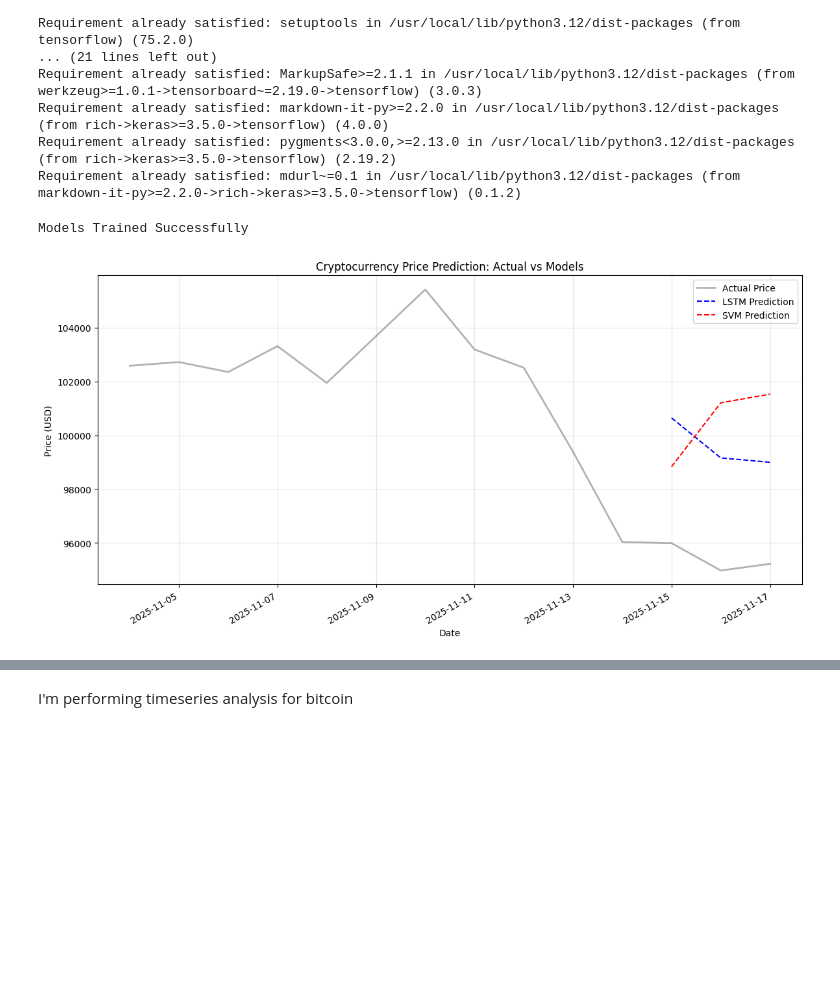
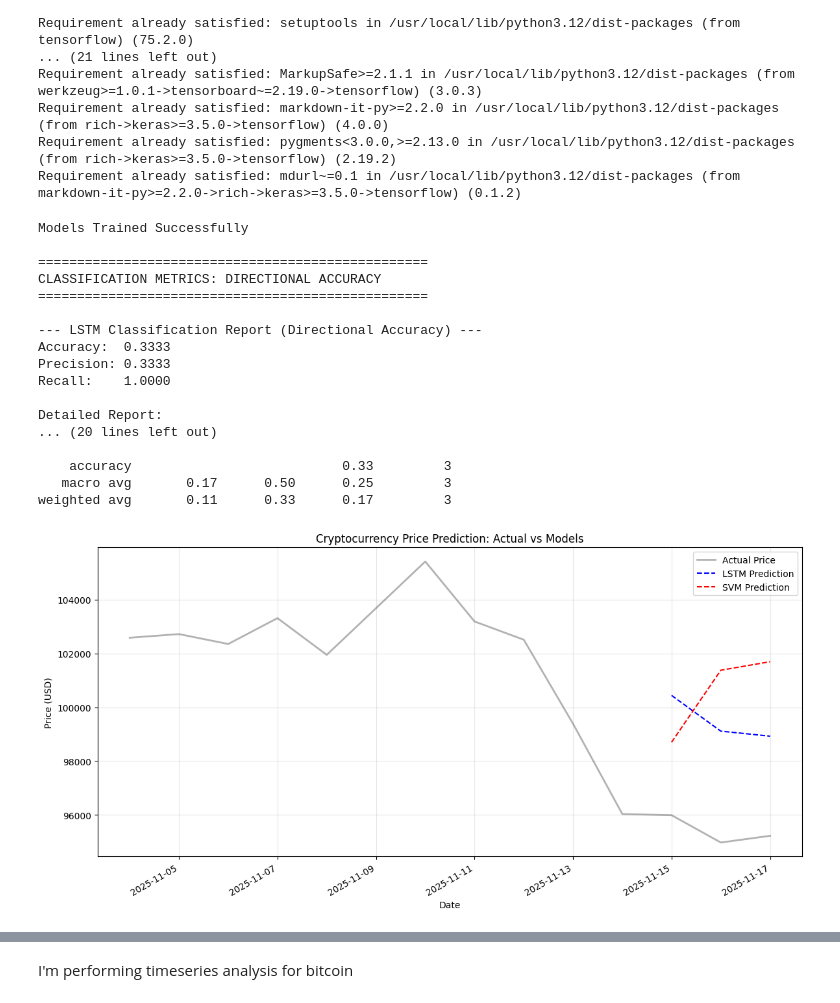
Before and after one commit to Ripa-Shah/Analyzing-Social-Sentiment-Data-to-determine-correlation-with-Cryptocurrency-Price, a Jupyter notebook: MIS584_Cryptocurrency_sentimentdata_and_prices_11_18_25.ipynb, the cells around one changed output, grey strips where cells are left out. Saved outputs shown, nothing was run; the diff lists cells and outputs as text; code cells hidden in the pictures; blank space fills up the shorter version.

```diff
--- a/MIS584_Cryptocurrency_sentimentdata_and_prices_11_18_25.ipynb
+++ b/MIS584_Cryptocurrency_sentimentdata_and_prices_11_18_25.ipynb
@@ -353,6 +355,18 @@ Furthermore, I'm filling the values for sentiment_score to 0.0 and missing for t
 # %%
+
 #fill missing values with keyword missing and for sentiment_score ->0.0
-df_reddit_crypto_filled = df_reddit_crypto.na.fill(value=0.0, subset=['sentiment_score'])
+
+from pyspark.ml.feature import Imputer
+imputer = Imputer(inputCols=["sentiment_score"],
+                  outputCols=["sentiment_score_imputed"]) \
+                  .setStrategy("mean")
+
+model = imputer.fit(df_reddit_crypto)
+df_reddit_crypto_filled = model.transform(df_reddit_crypto)
+
+# Show the result
+df_reddit_crypto_filled.show(n=100)
+#df_reddit_crypto_filled = df_reddit_crypto.na.fill(value=0.0, subset=['sentiment_score'])
 #df_reddit_crypto.na.fill(current_timestamp(), subset=["date"])
 df_reddit_crypto_missing = df_reddit_crypto_filled.na.fill(value='missing', subset=['cryptocurrency','title','review','user_id','type'])
 #df_reddit_crypto.na.fill(value='1/1/1930', subset=['date']).show(100)
@@ -478,8 +510,8 @@ NEGATIVE_THRESHOLD = -0.1
 
 df_reddit_main_cryptos = df_reddit_main_cryptos.withColumn(
     "sentiment_label",
-    when(col("sentiment_score") > POSITIVE_THRESHOLD, "Positive")
-    .when(col("sentiment_score") < NEGATIVE_THRESHOLD, "Negative")
+    when(col("sentiment_score_imputed") > POSITIVE_THRESHOLD, "Positive")
+    .when(col("sentiment_score_imputed") < NEGATIVE_THRESHOLD, "Negative")
     .otherwise("Neutral")
 )
 df_reddit_main_cryptos.show(n=10)
@@ -990,7 +1024,7 @@ df_daily_mean_BTC_spark = df_reddit_filtered\
       'date',
         F.date_trunc('day', F.col('date')) # Truncate 4h interval timestamps to the day
         ).groupBy("date").agg(
-            F.mean("sentiment_score").alias("avg_sentiment_score"),
+            F.mean("sentiment_score_imputed").alias("avg_sentiment_score"),
             F.mean("price").alias("avg_price")
         ).orderBy("date") \
         .withColumn("cryptocurrency", F.lit(TARGET_CRYPTO)) # Add the currency column back
@@ -1152,6 +1186,42 @@ lstm_test_real = inverse_transform_price(test_predict_lstm, scaler)
 svm_train_real = inverse_transform_price(train_predict_svm, scaler)
 svm_test_real = inverse_transform_price(test_predict_svm, scaler)
 
+# ==============================================================================
+# --- 3. CLASSIFICATION METRICS (DIRECTIONAL ACCURACY) ---
+# ==============================================================================
+print("\n" + "="*50)
+print("CLASSIFICATION METRICS: DIRECTIONAL ACCURACY")
+print("="*50)
+
+# 1. Get the price just before the target (Previous Price)
+# X_test[:, -1, 0] gets the price feature (index 0) from the last time step (index -1)
+prev_prices_scaled = X_test[:, -1, 0]
+prev_prices_real = inverse_transform_price(prev_prices_scaled, scaler)
+
+# 2. Construct Binary Classes (1 = Price UP, 0 = Price DOWN/Same)
+# Actual Movement: Did the price go up relative to the previous day?
+actual_direction = (y_test_real > prev_prices_real).astype(int)
+
+# Predicted Movement (LSTM): Did the prediction suggest the price went up?
+lstm_direction = (lstm_test_real > prev_prices_real).astype(int)
+
+# Predicted Movement (SVM): Did the prediction suggest the price went up?
+svm_direction = (svm_test_real > prev_prices_real).astype(int)
+
+# 3. Calculate and Print Metrics for LSTM
+print("\n--- LSTM Classification Report (Directional Accuracy) ---")
+print(f"Accuracy:  {accuracy_score(actual_direction, lstm_direction):.4f}")
+print(f"Precision: {precision_score(actual_direction, lstm_direction, zero_division=0):.4f}")
+print(f"Recall:    {recall_score(actual_direction, lstm_direction, zero_division=0):.4f}")
+print("\nDetailed Report:\n", classification_report(actual_direction, lstm_direction, zero_division=0))
+
+# 4. Calculate and Print Metrics for SVM
+print("\n--- SVM Classification Report (Directional Accuracy) ---")
+print(f"Accuracy:  {accuracy_score(actual_direction, svm_direction):.4f}")
+print(f"Precision: {precision_score(actual_direction, svm_direction, zero_division=0):.4f}")
+print(f"Recall:    {recall_score(actual_direction, svm_direction, zero_division=0):.4f}")
+print("\nDetailed Report:\n", classification_report(actual_direction, svm_direction, zero_division=0))
+
 # Update this line in your existing code to include 'date'
 pdf = df_daily_mean_BTC_spark.select("date", "avg_price", "avg_sentiment_score").toPandas()
 
@@ -1165,34 +1235,50 @@ train_dates = timestamps[:train_size]
 test_dates = timestamps[train_size:]
 
 # --- 4. Plotting ---
 plt.figure(figsize=(14, 7))
 
 # Plot Actual Prices (Ground Truth)
 # We concatenate train and test to show the full continuous line
 plt.plot(timestamps, np.concatenate([y_train_real, y_test_real]),
          label='Actual Price', color='black', linewidth=2, alpha=0.3)
 
 # Plot LSTM Predictions (Test Set)
 plt.plot(test_dates, lstm_test_real,
          label='LSTM Prediction', color='blue', linestyle='--', linewidth=1.5)
 
 # Plot SVM Predictions (Test Set)
 plt.plot(test_dates, svm_test_real,
          label='SVM Prediction', color='red', linestyle='--', linewidth=1.5)
 
 plt.title('Cryptocurrency Price Prediction: Actual vs Models')
 plt.xlabel('Date')
 plt.ylabel('Price (USD)')
 plt.legend()
 plt.grid(True, alpha=0.3)
 
 # Format date axis for better readability
 plt.gcf().autofmt_xdate()
 
 plt.show()
 # %% [output]
 Models Trained Successfully
+
+==================================================
+CLASSIFICATION METRICS: DIRECTIONAL ACCURACY
+==================================================
+
+--- LSTM Classification Report (Directional Accuracy) ---
+Accuracy:  0.3333
+Precision: 0.3333
+Recall:    1.0000
+
+Detailed Report:
+... (20 lines left out)
+
+    accuracy                           0.33         3
+   macro avg       0.17      0.50      0.25         3
+weighted avg       0.11      0.33      0.17         3
-[figure, old version]
+[figure, new version]
 # %%
 #forecasting for next ten days
 import pandas as pd
```
Also changed, not shown: parts of 38 cells of this notebook.
